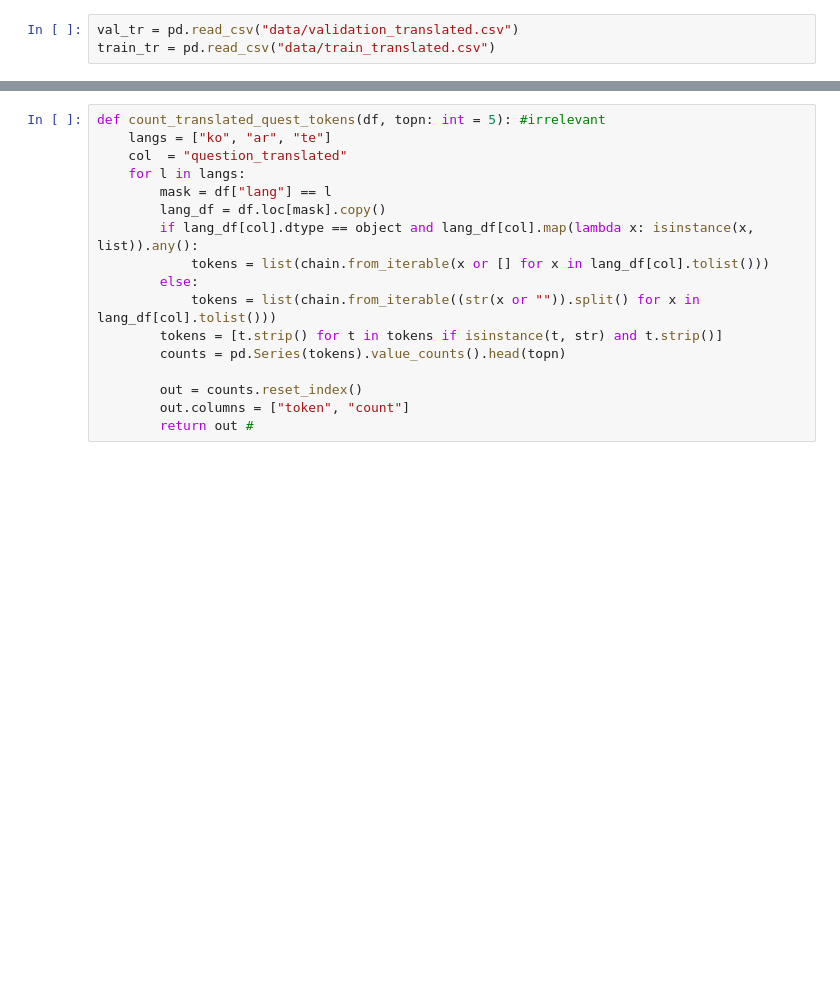
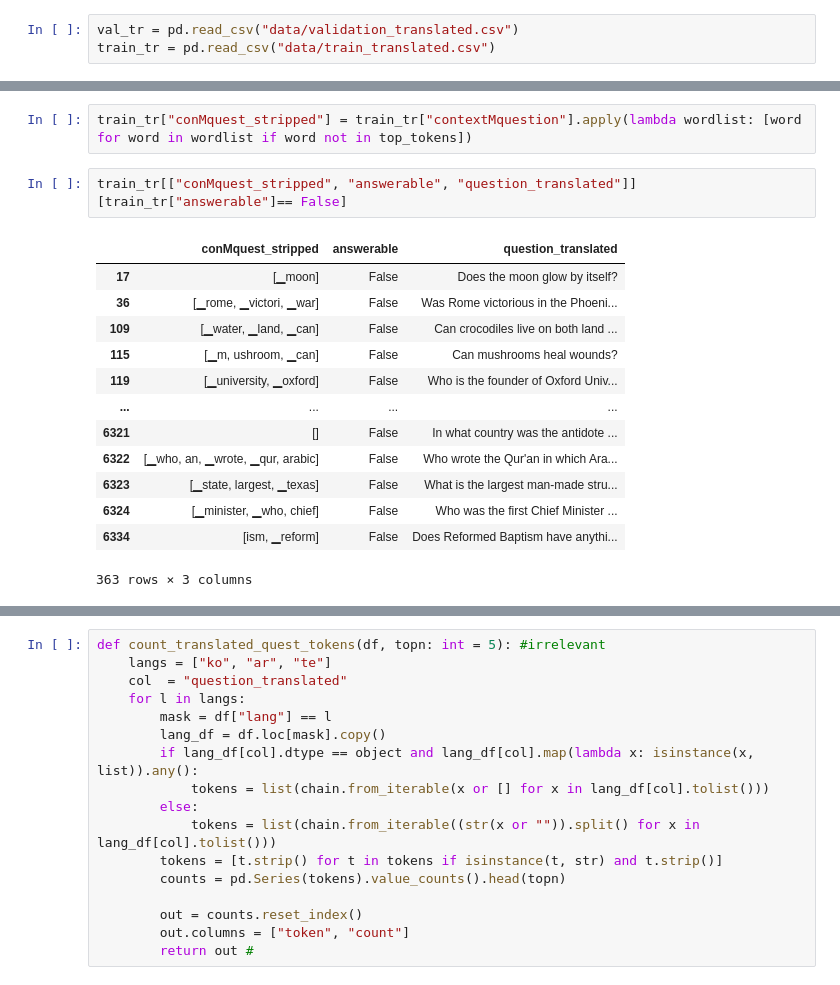
Before and after one commit to acl-org/acl-style-files, a Jupyter notebook: daryna's notebook-2.ipynb, the cells around one changed output, grey strips where cells are left out. Saved outputs shown, nothing was run; the diff lists cells and outputs as text; blank space fills up the shorter version.

```diff
--- a/daryna's notebook-2.ipynb
+++ b/daryna's notebook-2.ipynb
@@ -198,0 +338,18 @@ train_tr = pd.read_csv("data/train_translated.csv")
+# %%
+train_tr["conMquest_stripped"] = train_tr["contextMquestion"].apply(lambda wordlist: [word for word in wordlist if word not in top_tokens])
+# %%
+train_tr[["conMquest_stripped", "answerable", "question_translated"]][train_tr["answerable"]== False]
+# %% [output]
+|  | conMquest_stripped | answerable | question_translated |
+| 17 | [▁moon] | False | Does the moon glow by itself? |
+| 36 | [▁rome, ▁victori, ▁war] | False | Was Rome victorious in the Phoeni... |
+| 109 | [▁water, ▁land, ▁can] | False | Can crocodiles live on both land ... |
+| 115 | [▁m, ushroom, ▁can] | False | Can mushrooms heal wounds? |
+| 119 | [▁university, ▁oxford] | False | Who is the founder of Oxford Univ... |
+| ... | ... | ... | ... |
+| 6321 | [] | False | In what country was the antidote ... |
+| 6322 | [▁who, an, ▁wrote, ▁qur, arabic] | False | Who wrote the Qur'an in which Ara... |
+| 6323 | [▁state, largest, ▁texas] | False | What is the largest man-made stru... |
+| 6324 | [▁minister, ▁who, chief] | False | Who was the first Chief Minister ... |
+| 6334 | [ism, ▁reform] | False | Does Reformed Baptism have anythi... |
+363 rows × 3 columns
```
Also changed, not shown: parts of 26 cells of this notebook, 1 other file.
